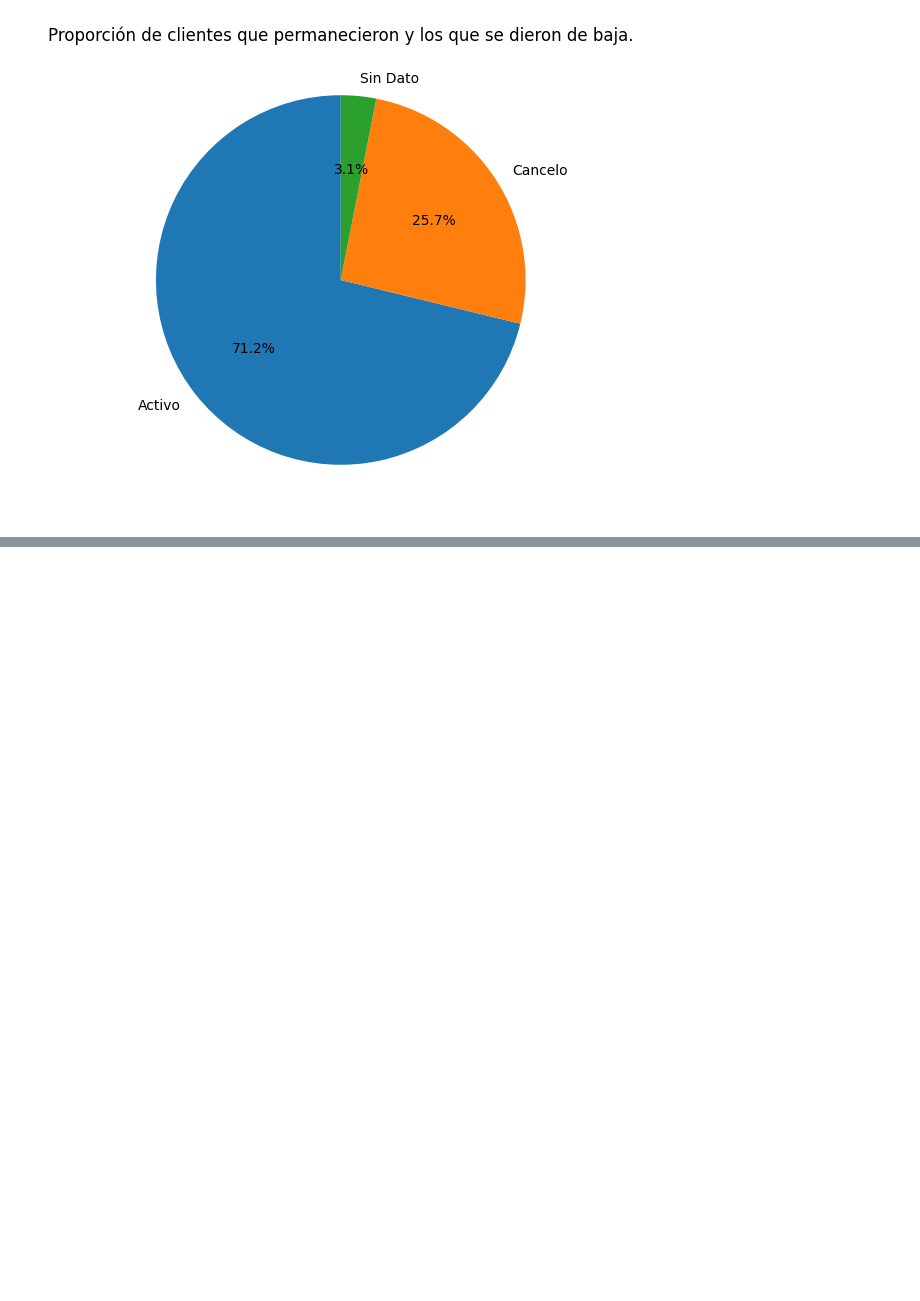
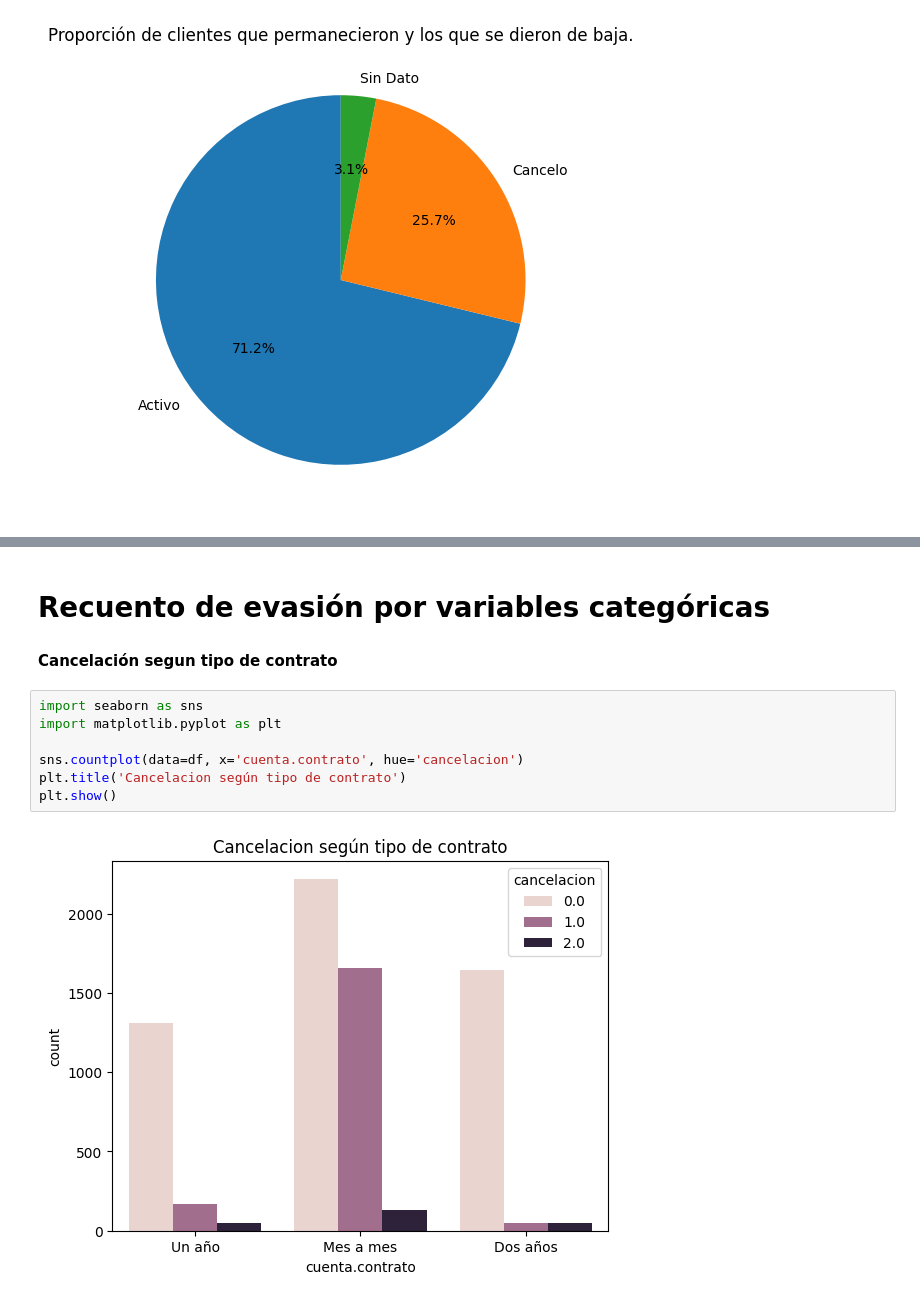
Before and after one commit to patinohoyosgisell/Challenge_Telecom_X, a Jupyter notebook: Challenge_Telecom_XV1.ipynb, the cells around one changed output, grey strips where cells are left out. Cells and saved outputs as stored; diff of their text form; blank space fills up the shorter version.

```diff
--- a/Challenge_Telecom_XV1.ipynb
+++ b/Challenge_Telecom_XV1.ipynb
@@ -351,0 +363,13 @@ plt.show()
+# %% [markdown]
+# Recuento de evasión por variables categóricas
+# %% [markdown]
+**Cancelación segun tipo de contrato**
+# %%
+import seaborn as sns
+import matplotlib.pyplot as plt
+
+sns.countplot(data=df, x='cuenta.contrato', hue='cancelacion')
+plt.title('Cancelacion según tipo de contrato')
+plt.show()
+# %% [output]
+[figure, added]
```
Also changed, not shown: parts of 34 cells of this notebook.
